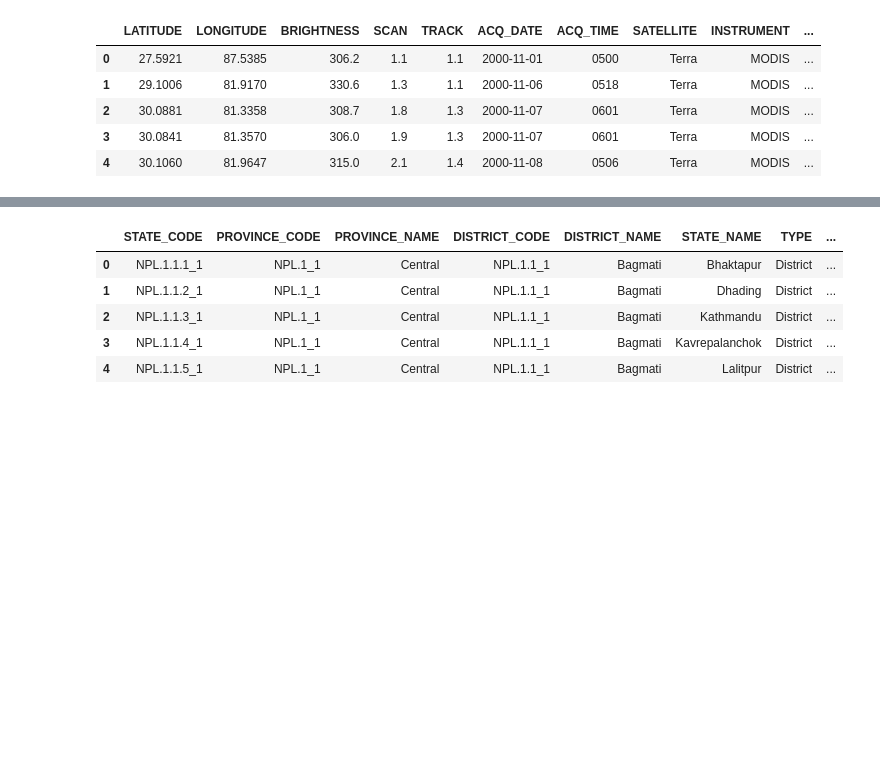
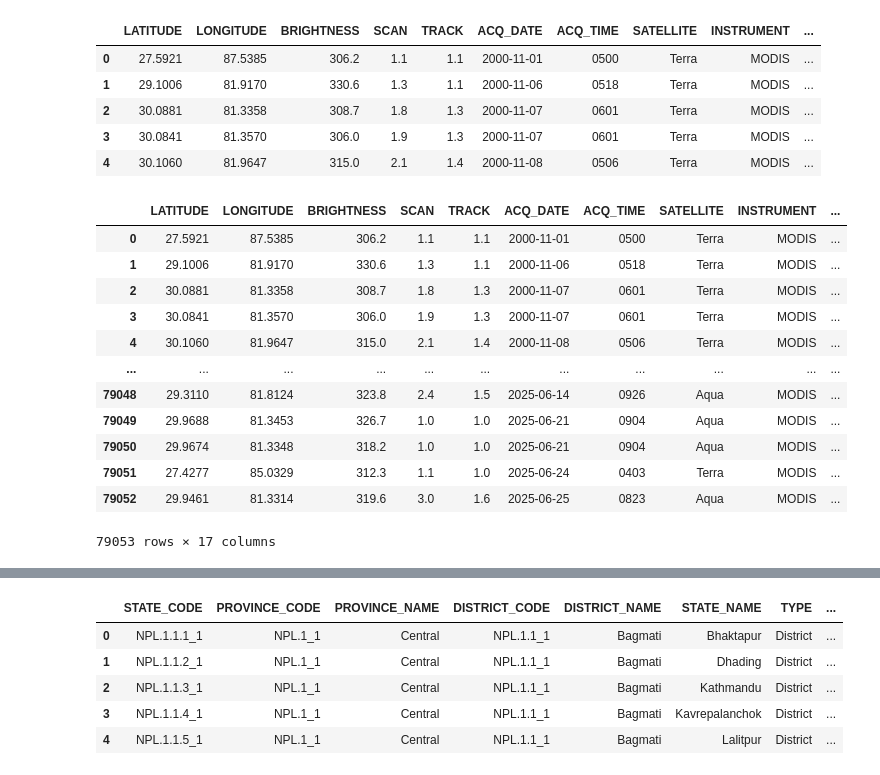
Before and after one commit to shrestha-rujal/nepal-wildfire, a Jupyter notebook: src/wildfire_state_counts.ipynb, the cells around one changed output, grey strips where cells are left out. Saved outputs shown, nothing was run; the diff lists cells and outputs as text; code cells hidden in the pictures; blank space fills up the shorter version.

```diff
--- a/src/wildfire_state_counts.ipynb
+++ b/src/wildfire_state_counts.ipynb
@@ -55,4 +39,20 @@ df.head()
 | 2 | 30.0881 | 81.3358 | 308.7 | 1.8 | 1.3 | 2000-11-07 | 0601 | Terra | MODIS | ... |
 | 3 | 30.0841 | 81.3570 | 306.0 | 1.9 | 1.3 | 2000-11-07 | 0601 | Terra | MODIS | ... |
 | 4 | 30.1060 | 81.9647 | 315.0 | 2.1 | 1.4 | 2000-11-08 | 0506 | Terra | MODIS | ... |
+# %%
+df.sort_values('datetime', ascending=True)
+# %% [output]
+|  | LATITUDE | LONGITUDE | BRIGHTNESS | SCAN | TRACK | ACQ_DATE | ACQ_TIME | SATELLITE | INSTRUMENT | ... |
+| 0 | 27.5921 | 87.5385 | 306.2 | 1.1 | 1.1 | 2000-11-01 | 0500 | Terra | MODIS | ... |
+| 1 | 29.1006 | 81.9170 | 330.6 | 1.3 | 1.1 | 2000-11-06 | 0518 | Terra | MODIS | ... |
+| 2 | 30.0881 | 81.3358 | 308.7 | 1.8 | 1.3 | 2000-11-07 | 0601 | Terra | MODIS | ... |
+| 3 | 30.0841 | 81.3570 | 306.0 | 1.9 | 1.3 | 2000-11-07 | 0601 | Terra | MODIS | ... |
+| 4 | 30.1060 | 81.9647 | 315.0 | 2.1 | 1.4 | 2000-11-08 | 0506 | Terra | MODIS | ... |
+| ... | ... | ... | ... | ... | ... | ... | ... | ... | ... | ... |
+| 79048 | 29.3110 | 81.8124 | 323.8 | 2.4 | 1.5 | 2025-06-14 | 0926 | Aqua | MODIS | ... |
+| 79049 | 29.9688 | 81.3453 | 326.7 | 1.0 | 1.0 | 2025-06-21 | 0904 | Aqua | MODIS | ... |
+| 79050 | 29.9674 | 81.3348 | 318.2 | 1.0 | 1.0 | 2025-06-21 | 0904 | Aqua | MODIS | ... |
+| 79051 | 27.4277 | 85.0329 | 312.3 | 1.1 | 1.0 | 2025-06-24 | 0403 | Terra | MODIS | ... |
+| 79052 | 29.9461 | 81.3314 | 319.6 | 3.0 | 1.6 | 2025-06-25 | 0823 | Aqua | MODIS | ... |
+79053 rows × 17 columns
 # %%
```
Also changed, not shown: parts of 14 cells of this notebook, 3 other files.
